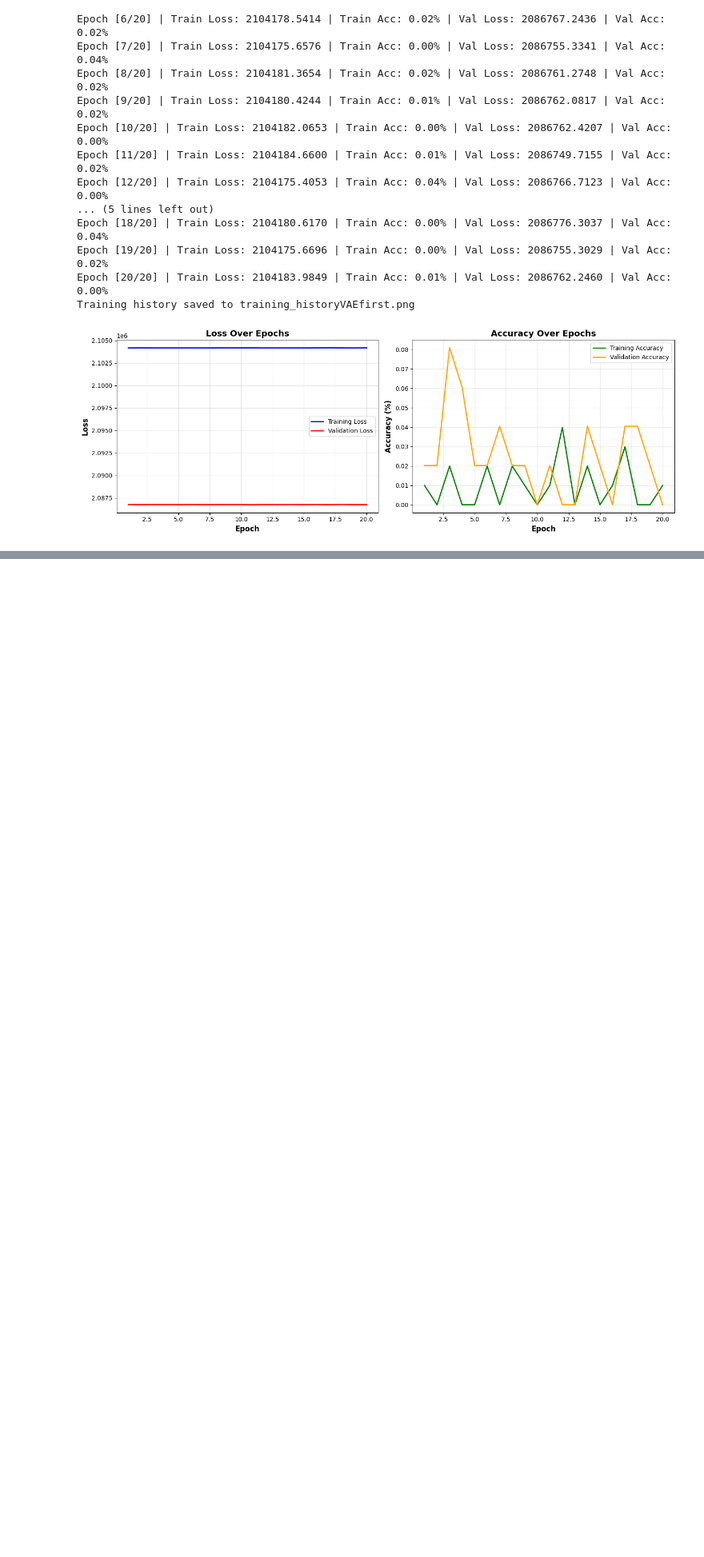
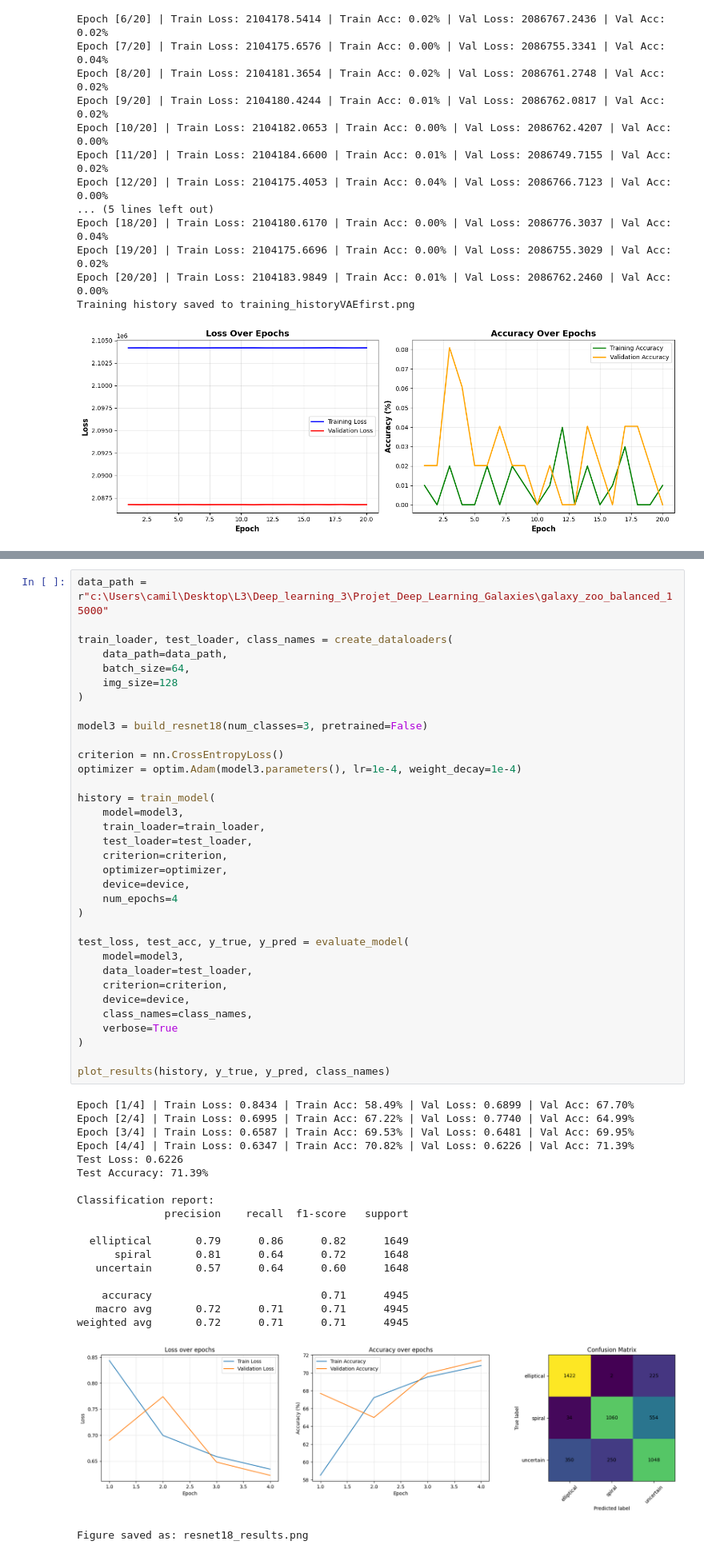
Before and after one commit to camilledussauchoy-glitch/Projet_Deep_Learning_Galaxies, a Jupyter notebook: main.ipynb, the cells around one changed output, grey strips where cells are left out. Shown at 80% size. Cells and saved outputs as stored; diff of their text form; blank space fills up the shorter version.

```diff
--- a/main.ipynb
+++ b/main.ipynb
@@ -1468,0 +1680,54 @@ Epoch [17/50] | Loss: 1.0942 | Accuracy: 41.85%
+# %%
+data_path = r"c:\Users\camil\Desktop\L3\Deep_learning_3\Projet_Deep_Learning_Galaxies\galaxy_zoo_balanced_15000"
+
+train_loader, test_loader, class_names = create_dataloaders(
+    data_path=data_path,
+    batch_size=64,
+    img_size=128
+)
+
+model3 = build_resnet18(num_classes=3, pretrained=False)
+
+criterion = nn.CrossEntropyLoss()
+optimizer = optim.Adam(model3.parameters(), lr=1e-4, weight_decay=1e-4)
+
+history = train_model(
+    model=model3,
+    train_loader=train_loader,
+    test_loader=test_loader,
+    criterion=criterion,
+    optimizer=optimizer,
+    device=device,
+    num_epochs=4
+)
+
+test_loss, test_acc, y_true, y_pred = evaluate_model(
+    model=model3,
+    data_loader=test_loader,
+    criterion=criterion,
+    device=device,
+    class_names=class_names,
+    verbose=True
+)
+
+plot_results(history, y_true, y_pred, class_names)
+# %% [output]
+Epoch [1/4] | Train Loss: 0.8434 | Train Acc: 58.49% | Val Loss: 0.6899 | Val Acc: 67.70%
+Epoch [2/4] | Train Loss: 0.6995 | Train Acc: 67.22% | Val Loss: 0.7740 | Val Acc: 64.99%
+Epoch [3/4] | Train Loss: 0.6587 | Train Acc: 69.53% | Val Loss: 0.6481 | Val Acc: 69.95%
+Epoch [4/4] | Train Loss: 0.6347 | Train Acc: 70.82% | Val Loss: 0.6226 | Val Acc: 71.39%
+Test Loss: 0.6226
+Test Accuracy: 71.39%
+
+Classification report:
+              precision    recall  f1-score   support
+
+  elliptical       0.79      0.86      0.82      1649
+      spiral       0.81      0.64      0.72      1648
+   uncertain       0.57      0.64      0.60      1648
+
+    accuracy                           0.71      4945
+   macro avg       0.72      0.71      0.71      4945
+weighted avg       0.72      0.71      0.71      4945
+[figure, added]
+Figure saved as: resnet18_results.png
```
Also changed, not shown: parts of 12 cells of this notebook.
